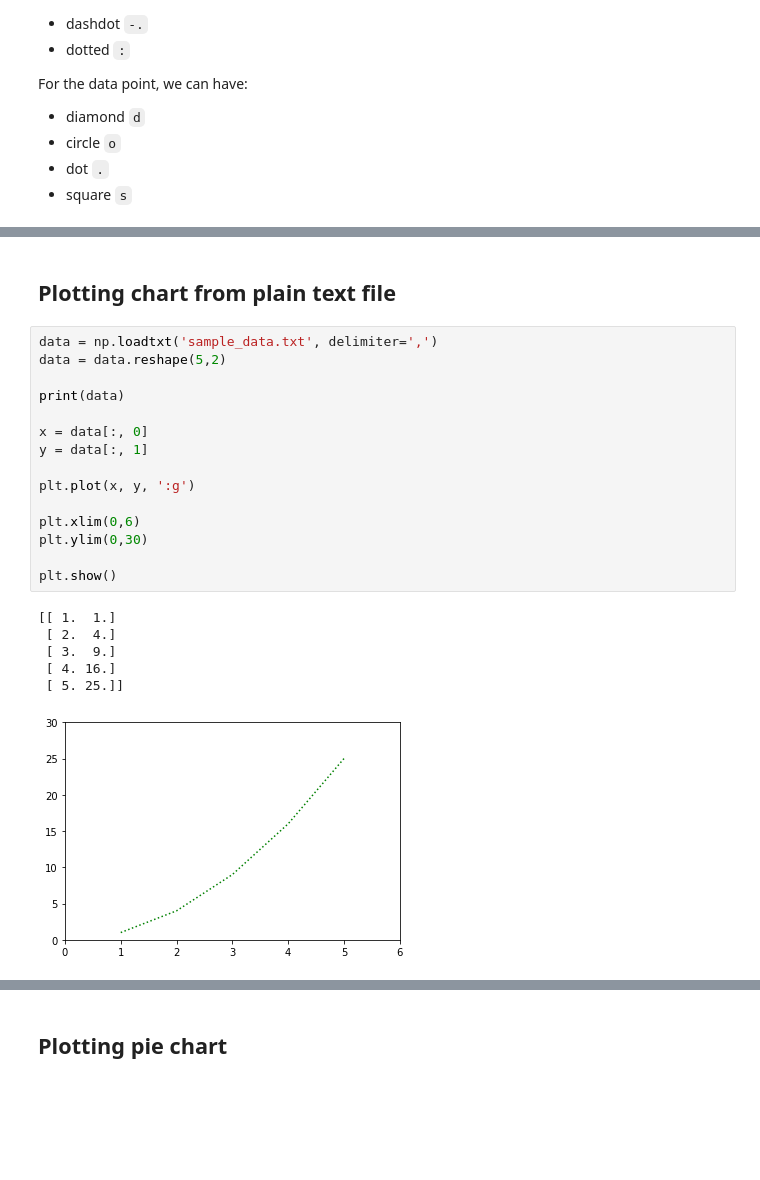
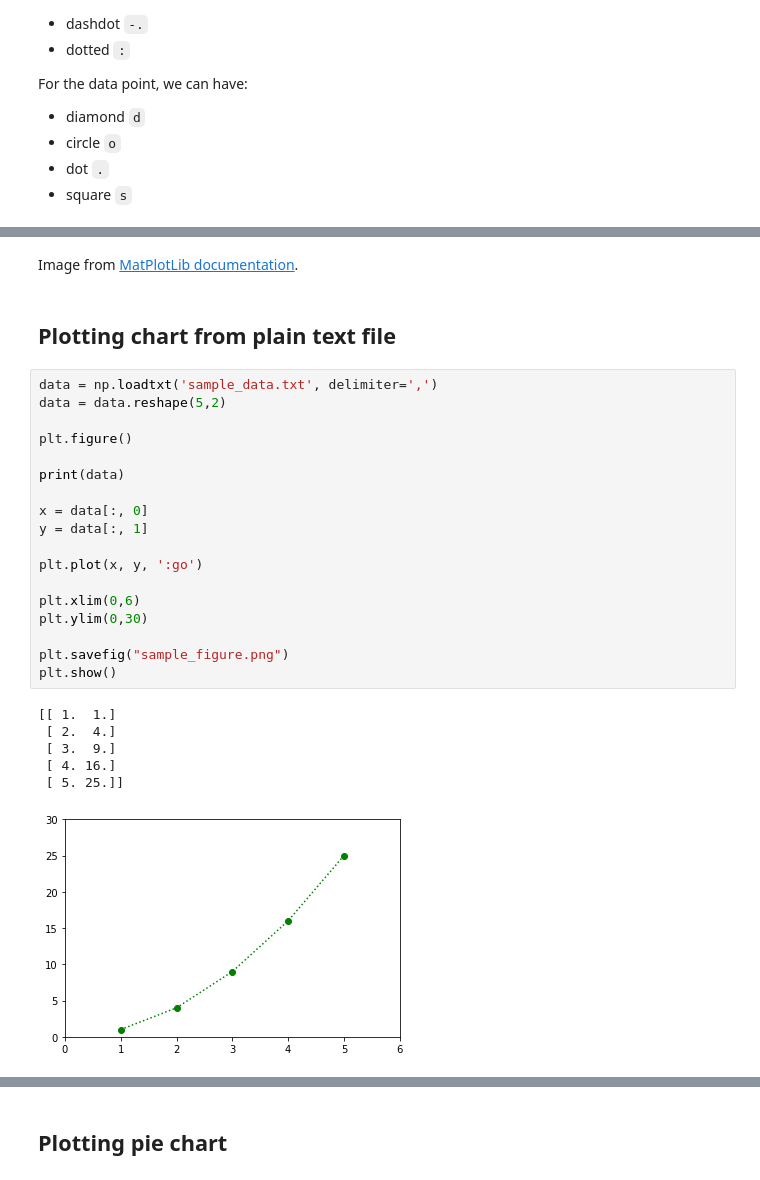
Before and after one commit to makzan/Beginning-Python-Course, a Jupyter notebook: lesson-9-plotting-graph-with-matplotlib/lesson-9-matplotlib.ipynb, the cells around one changed output, grey strips where cells are left out. Drawn from its saved outputs; the diff is of its cells as text; blank space fills up the shorter version.

```diff
--- a/lesson-9-plotting-graph-with-matplotlib/lesson-9-matplotlib.ipynb
+++ b/lesson-9-plotting-graph-with-matplotlib/lesson-9-matplotlib.ipynb
@@ -42,24 +54,29 @@ For the data point, we can have:
+# %% [markdown]
+Image from [MatPlotLib documentation](https://matplotlib.org/examples/showcase/anatomy.html).
 # %% [markdown]
 ## Plotting chart from plain text file
 # %%
 data = np.loadtxt('sample_data.txt', delimiter=',')
 data = data.reshape(5,2)
+
+plt.figure()
 
 print(data)
 
 x = data[:, 0]
 y = data[:, 1]
 
-plt.plot(x, y, ':g')
+plt.plot(x, y, ':go')
 
 plt.xlim(0,6)
 plt.ylim(0,30)
 
+plt.savefig("sample_figure.png")
 plt.show()
 # %% [output]
 [[ 1.  1.]
  [ 2.  4.]
  [ 3.  9.]
  [ 4. 16.]
  [ 5. 25.]]
-[figure, old version]
+[figure, new version]
```
Also changed, not shown: parts of 58 cells of this notebook, 8 other files.
